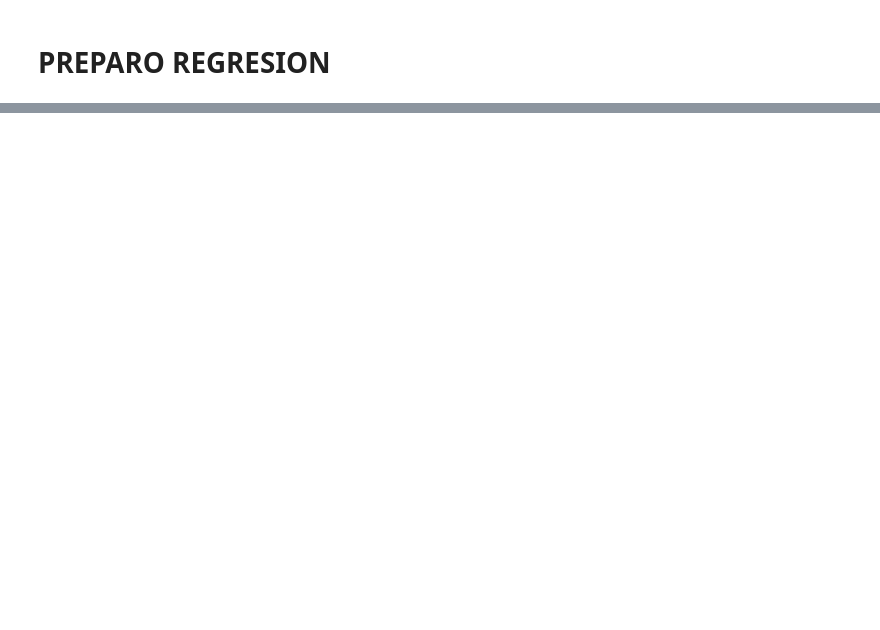
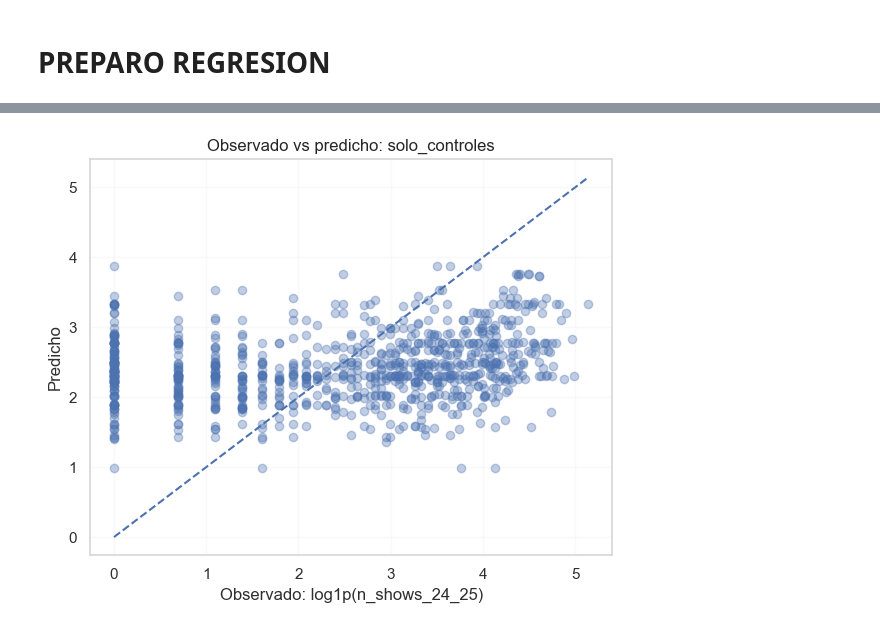
Before and after one commit to SilvanaBContreras/come_together_industria_de_la_musica, a Jupyter notebook: chartmetric_regresion_lineal.ipynb, the cells around one changed output, grey strips where cells are left out. Cells and saved outputs as stored; diff of their text form; code cells hidden in the pictures; blank space fills up the shorter version.

```diff
--- a/chartmetric_regresion_lineal.ipynb
+++ b/chartmetric_regresion_lineal.ipynb
@@ -1463,0 +2321,16 @@ display(coeficientes_lineal)
+# %%
+# ============================================================
+# Summaries de modelos seleccionados
+# ============================================================
+
+modelos_para_summary = [
+    "solo_controles",
+    "redes_sociales_con_controles",
+    "completo_con_controles"
+]
+
+for nombre_modelo in modelos_para_summary:
+    print("\n" + "=" * 90)
+    print(nombre_modelo)
+    print("=" * 90)
+    display(modelos_statsmodels[nombre_modelo].summary())
@@ -1463,0 +2617,64 @@ display(coeficientes_lineal)
+# %%
+# ============================================================
+# Observado vs predicho y residuos para todos los modelos
+# ============================================================
+
+predicciones_test_statsmodels = {}
+
+for nombre_modelo, config in modelos_lineales.items():
+
+    features_numericas = config["numericas"]
+    features_categoricas_modelo = config["categoricas"]
+
+    X_train_sm = preparar_matriz_ols(
+        X_train_all,
+        features_numericas,
+        features_categoricas_modelo
+    )
+
+    X_test_sm = preparar_matriz_ols(
+        X_test_all,
+        features_numericas,
+        features_categoricas_modelo
+    )
+
+    X_test_sm = X_test_sm.reindex(columns=X_train_sm.columns, fill_value=0)
+
+    modelo_sm = modelos_statsmodels[nombre_modelo]
+
+    y_pred_test_sm = modelo_sm.predict(X_test_sm)
+    residuos_test_sm = y_test - y_pred_test_sm
+
+    predicciones_test_statsmodels[nombre_modelo] = pd.DataFrame({
+        "y_observado": y_test,
+        "y_predicho": y_pred_test_sm,
+        "residuo": residuos_test_sm
+    })
+
+for nombre_modelo, df_pred in predicciones_test_statsmodels.items():
+
+    plt.figure(figsize=(6, 5))
+    plt.scatter(df_pred["y_observado"], df_pred["y_predicho"], alpha=0.35)
+
+    minimo = min(df_pred["y_observado"].min(), df_pred["y_predicho"].min())
+    maximo = max(df_pred["y_observado"].max(), df_pred["y_predicho"].max())
+
+    plt.plot([minimo, maximo], [minimo, maximo], linestyle="--")
+    plt.xlabel("Observado: log1p(n_shows_24_25)")
+    plt.ylabel("Predicho")
+    plt.title(f"Observado vs predicho: {nombre_modelo}")
+    plt.grid(alpha=0.3)
+    plt.tight_layout()
+    plt.show()
+
+    plt.figure(figsize=(6, 5))
+    plt.scatter(df_pred["y_predicho"], df_pred["residuo"], alpha=0.35)
+    plt.axhline(0, linestyle="--")
+    plt.xlabel("Predicho")
+    plt.ylabel("Residuo")
+    plt.title(f"Residuos vs predicho: {nombre_modelo}")
+    plt.grid(alpha=0.3)
+    plt.tight_layout()
+    plt.show()
+# %% [output]
+[figure, added]
```
Also changed, not shown: parts of 36 cells of this notebook, 1 other file.
